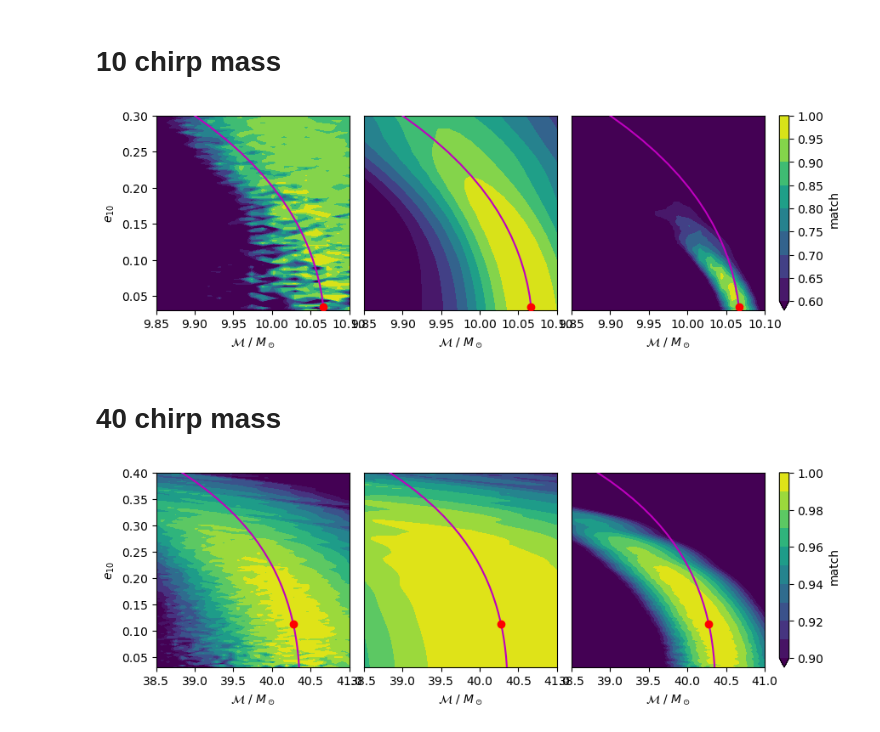
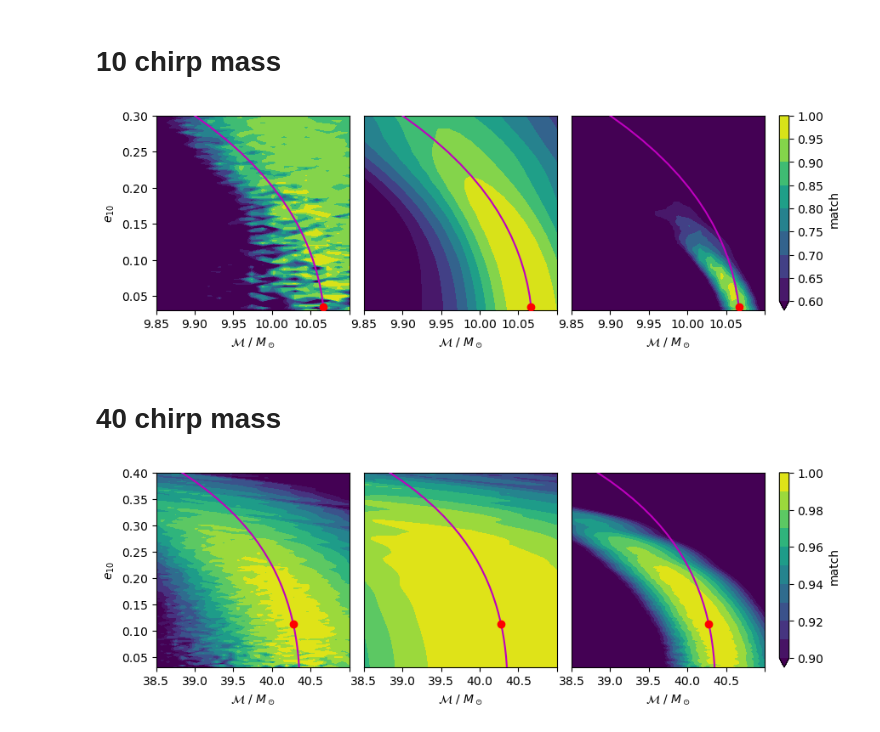
Before and after one commit to BenGPatterson/EccentricHarmonics, a Jupyter notebook: harmonic_degeneracies.ipynb, the cells around one changed output. Cells and saved outputs as stored; diff of their text form; code cells hidden in the pictures.

```diff
--- a/harmonic_degeneracies.ipynb
+++ b/harmonic_degeneracies.ipynb
@@ -241,30 +241,31 @@ sparse_chirp_vals = chirp_degeneracy_line(zero_ecc_chirp_mass, sparse_e_vals, sa
 # %%
 # Plot each grid
 keys = ['h-1', 'h0', 'h1']
 fig, axs = plt.subplots(ncols=4,figsize=(1.5*6.4, 0.62*4.8), gridspec_kw={'width_ratios':[1,1,1,0.05], 'wspace': 0.1})
 for i in range(3):
     key = keys[i]
 
     # Plot grid
     contours = axs[i].contourf(data[fid_chirp][fid_e]['chirp_vals'], data[fid_chirp][fid_e]['e_vals'], data[fid_chirp][fid_e][key], np.linspace(0.6, 1, 9), vmax=1, vmin=0.6, extend='min')
     axs[i].scatter(fid_chirp, fid_e, c='r', zorder=5)
     xlims = axs[i].get_xlim()
 
     # Plot degeneracy lines
     axs[i].plot(sparse_chirp_vals, sparse_e_vals, c='m', label='full', zorder=3)
 
     # Plot formatting
     axs[i].set_ylim(0.03, 0.3)
     axs[i].set_xlim(9.85, 10.1)
     axs[i].set_xlabel('$\mathcal{M}~/~M_\odot$')
     axs[i].set_ylabel('$e_{10}$')
+    axs[i].set_xticks(axs[i].get_xticks(), labels=axs[i].get_xticklabels()[:-1]+[''])
     if i > 0:
         axs[i].get_yaxis().set_visible(False)
 fig.colorbar(contours, cax=axs[-1], label='match')
 plt.tight_layout()
 plt.savefig('Figures/ho_harms_10.png', dpi=450, bbox_inches='tight')
 # %% [output]
-[figure, old version]
+[figure, new version]
 # %% [markdown]
 # 40 chirp mass
 # %%
@@ -304,10 +305,11 @@ for i in range(3):
     axs[i].set_xlim(38.5, 41)
     axs[i].set_xlabel('$\mathcal{M}~/~M_\odot$')
     axs[i].set_ylabel('$e_{10}$')
+    axs[i].set_xticks(axs[i].get_xticks(), labels=axs[i].get_xticklabels()[:-1]+[''])
     if i > 0:
         axs[i].get_yaxis().set_visible(False)
 fig.colorbar(contours, cax=axs[-1], label='match')
 plt.tight_layout()
 plt.savefig('Figures/ho_harms_40.png', dpi=450, bbox_inches='tight')
 # %% [output]
-[figure, old version]
+[figure, new version]
```
Also changed, not shown: 6 other files.
